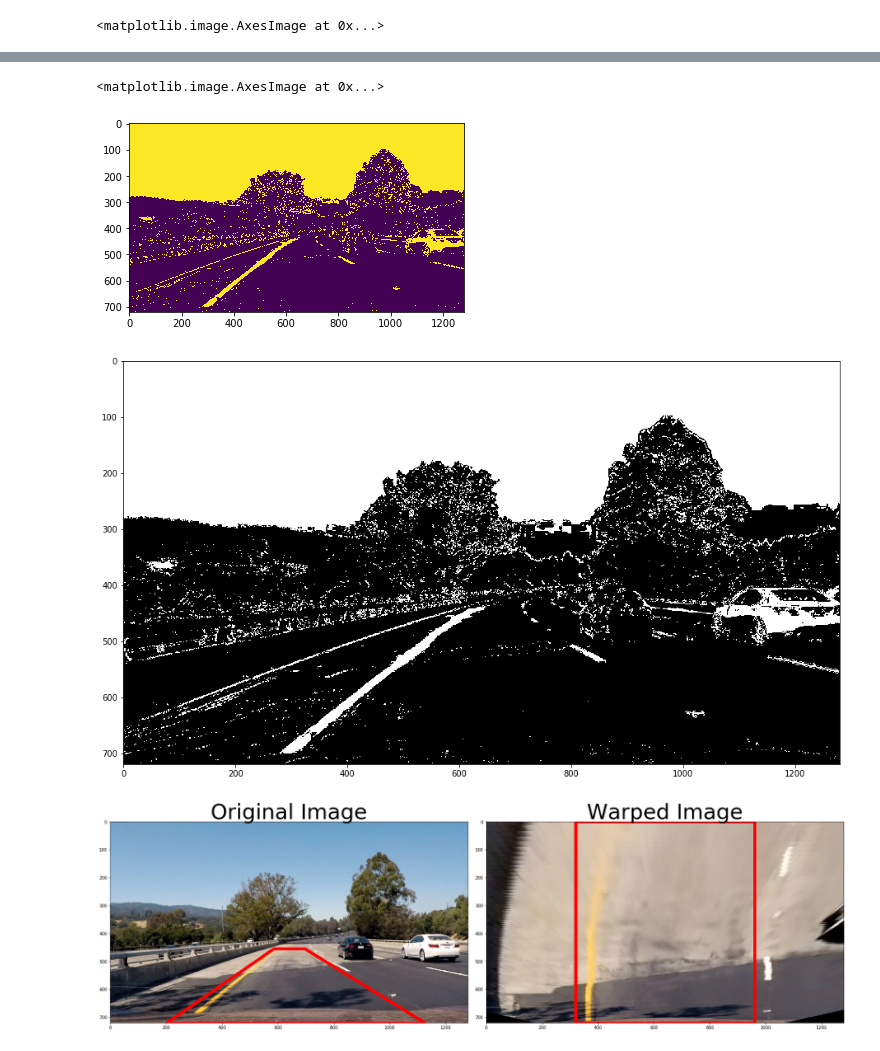
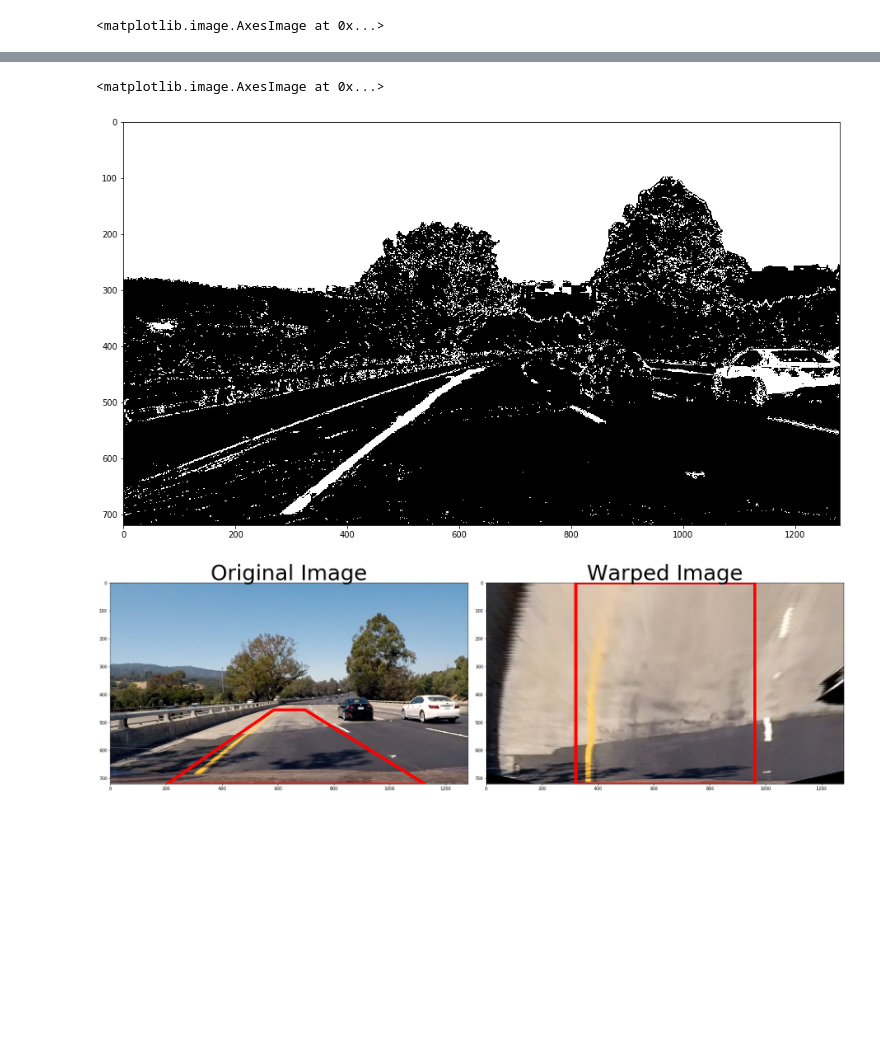
Before and after one commit to kadway/Project_2_SelfDrivingCar-ND_Advanced-Lane-Finding, a Jupyter notebook: advanced_lane_finding.ipynb, the cells around one changed output, grey strips where cells are left out. Cells and saved outputs as stored; diff of their text form; code cells hidden in the pictures; blank space fills up the shorter version.

Commit message:
updated output for ploting intermediate images

```diff
--- a/advanced_lane_finding.ipynb
+++ b/advanced_lane_finding.ipynb
@@ -297,15 +296,14 @@ Image type: uint8 Image shape: (720, 1280, 3)
 # %%
 #apply gradient and color transform and return a thresholded binary image
 t_img_binary = transform(undistorted_img)
 #print('Image type:', t_img_binary.dtype, 'Image shape:', t_img_binary.shape)
-plt.imshow(t_img_binary)
+
 #show the result
 fig, ax = plt.subplots(figsize=(24, 9))
 ax.imshow(t_img_binary, cmap='gray')
 # %% [output]
 <matplotlib.image.AxesImage at 0x...>
-[figure, old version]
+[figure, new version]
-[figure, removed]
 # %%
 #get source and destination points needed to apply the perpective transform
 src, dst = src_dst_points(img)
```
Also changed, not shown: parts of 7 cells of this notebook.
